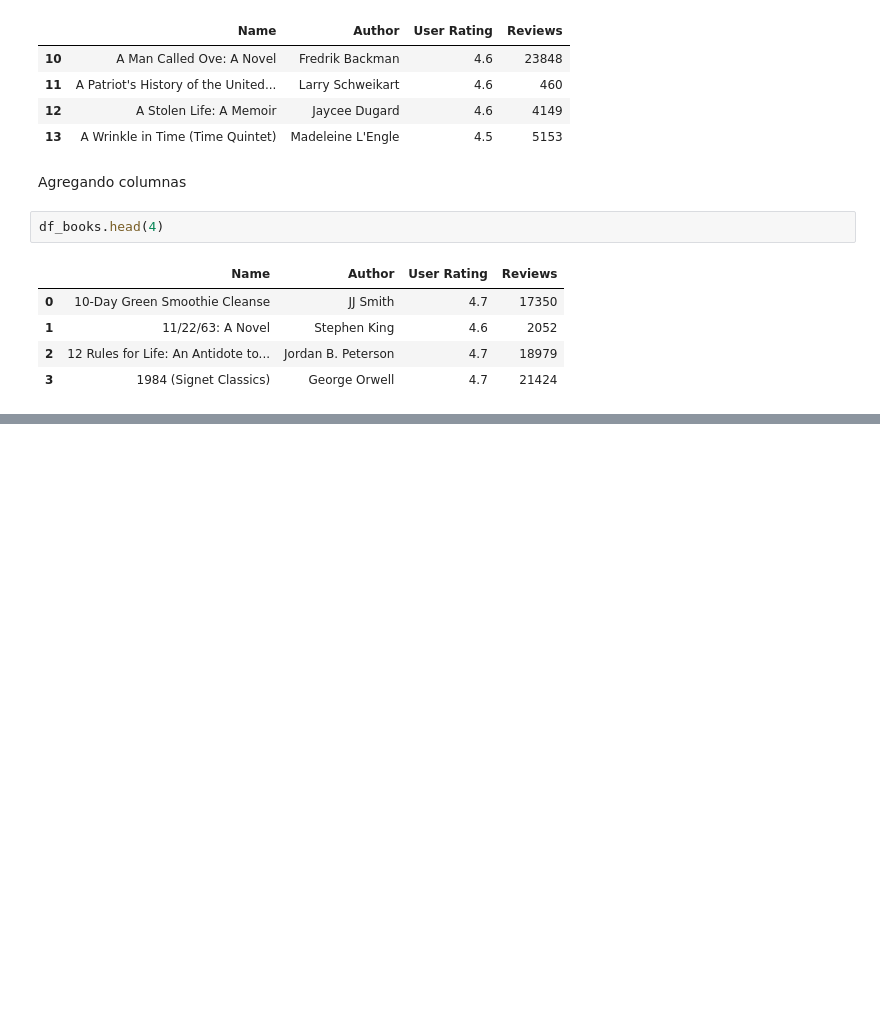
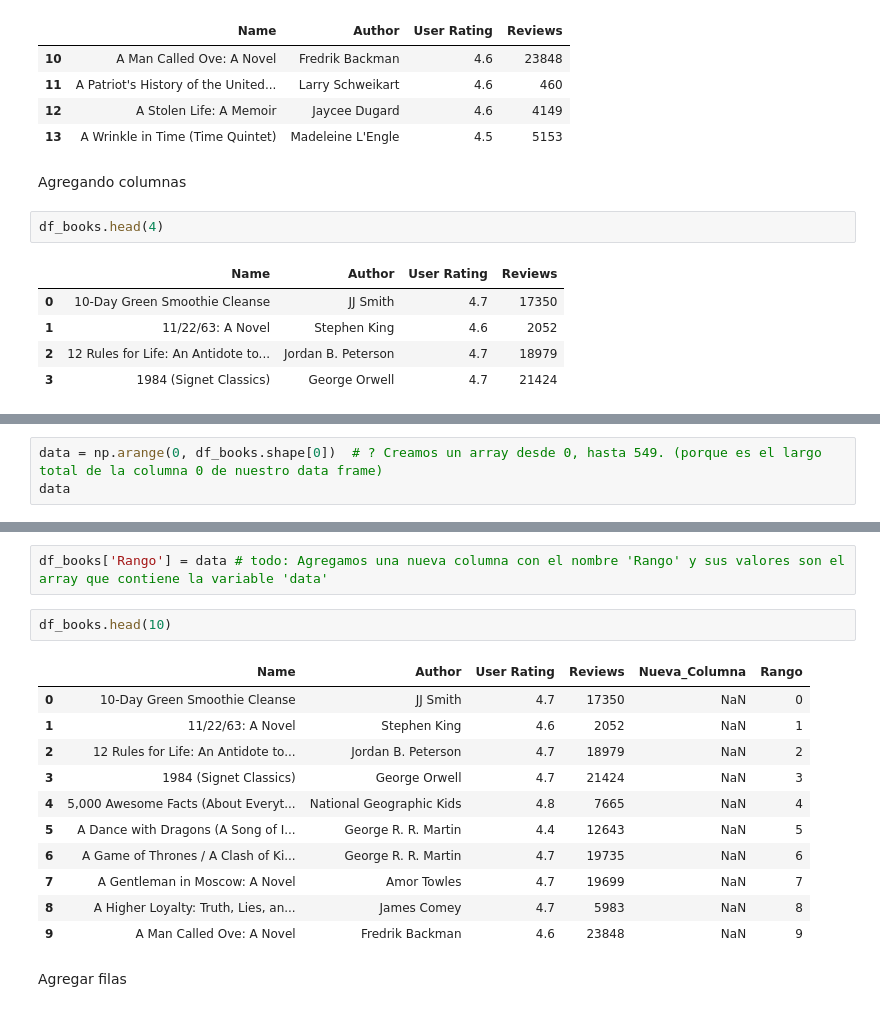
Before and after one commit to AngelDHackerman/fullDataSciencePath, a Jupyter notebook: curso_basico_manipulacion_transformacion_pandas_numpy/pandas/agregar_eliminar_datos_pandas.ipynb, the cells around one changed output, grey strips where cells are left out. Drawn from its saved outputs; the diff is of its cells as text; blank space fills up the shorter version.

Commit message:
agregando filas

```diff
--- a/curso_basico_manipulacion_transformacion_pandas_numpy/pandas/agregar_eliminar_datos_pandas.ipynb
+++ b/curso_basico_manipulacion_transformacion_pandas_numpy/pandas/agregar_eliminar_datos_pandas.ipynb
@@ -115,0 +127,3 @@ df_books['Nueva_Columna'] = np.nan
+# %%
+data = np.arange(0, df_books.shape[0])  # ? Creamos un array desde 0, hasta 549. (porque es el largo total de la columna 0 de nuestro data frame)
+data
@@ -115,0 +148,18 @@ df_books['Nueva_Columna'] = np.nan
+# %%
+df_books['Rango'] = data # todo: Agregamos una nueva columna con el nombre 'Rango' y sus valores son el array que contiene la variable 'data'
+# %%
+df_books.head(10)
+# %% [output]
+|  | Name | Author | User Rating | Reviews | Nueva_Columna | Rango |
+| 0 | 10-Day Green Smoothie Cleanse | JJ Smith | 4.7 | 17350 | NaN | 0 |
+| 1 | 11/22/63: A Novel | Stephen King | 4.6 | 2052 | NaN | 1 |
+| 2 | 12 Rules for Life: An Antidote to... | Jordan B. Peterson | 4.7 | 18979 | NaN | 2 |
+| 3 | 1984 (Signet Classics) | George Orwell | 4.7 | 21424 | NaN | 3 |
+| 4 | 5,000 Awesome Facts (About Everyt... | National Geographic Kids | 4.8 | 7665 | NaN | 4 |
+| 5 | A Dance with Dragons (A Song of I... | George R. R. Martin | 4.4 | 12643 | NaN | 5 |
+| 6 | A Game of Thrones / A Clash of Ki... | George R. R. Martin | 4.7 | 19735 | NaN | 6 |
+| 7 | A Gentleman in Moscow: A Novel | Amor Towles | 4.7 | 19699 | NaN | 7 |
+| 8 | A Higher Loyalty: Truth, Lies, an... | James Comey | 4.7 | 5983 | NaN | 8 |
+| 9 | A Man Called Ove: A Novel | Fredrik Backman | 4.6 | 23848 | NaN | 9 |
+# %% [markdown]
+Agregar filas
```
Also changed, not shown: parts of 4 cells of this notebook.
